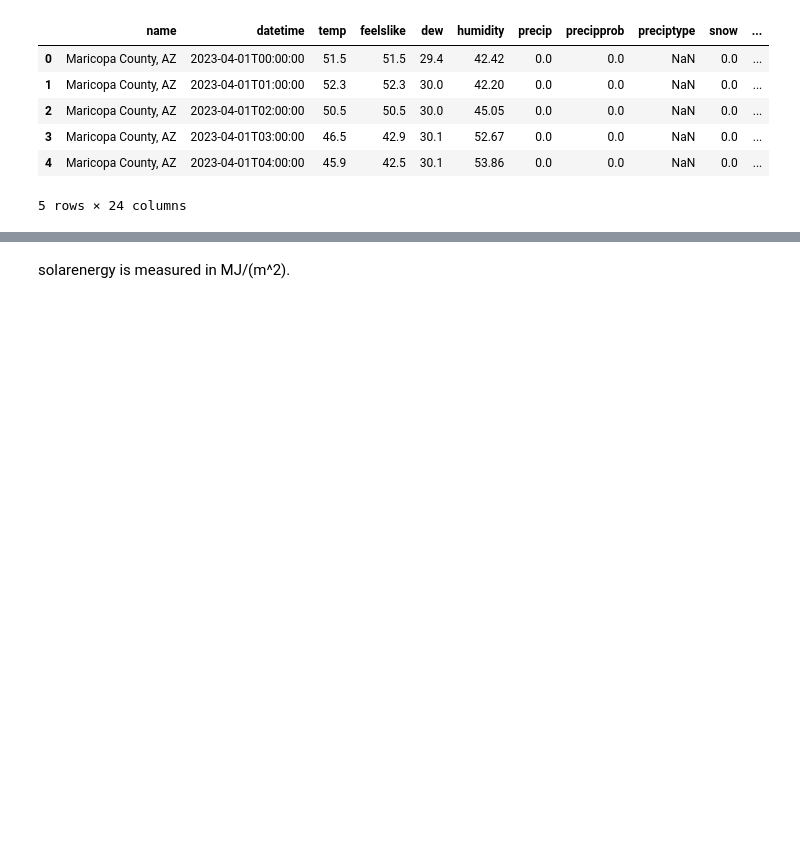
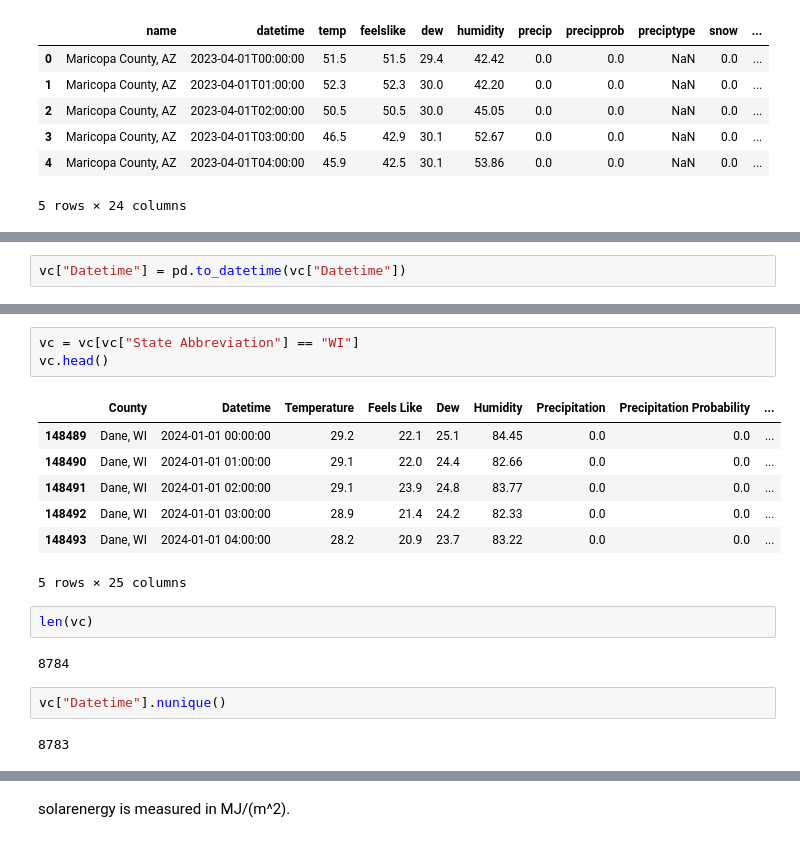
Before and after one commit to Urkchar/Solar-Weather, a Jupyter notebook: main.ipynb, the cells around one changed output, grey strips where cells are left out. Saved outputs shown, nothing was run; the diff lists cells and outputs as text; blank space fills up the shorter version.

```diff
--- a/main.ipynb
+++ b/main.ipynb
@@ -228,0 +180,2 @@ vc.head()
+# %%
+vc["Datetime"] = pd.to_datetime(vc["Datetime"])
@@ -228,0 +235,19 @@ vc.head()
+# %%
+vc = vc[vc["State Abbreviation"] == "WI"]
+vc.head()
+# %% [output]
+|  | County | Datetime | Temperature | Feels Like | Dew | Humidity | Precipitation | Precipitation Probability | ... |
+| 148489 | Dane, WI | 2024-01-01 00:00:00 | 29.2 | 22.1 | 25.1 | 84.45 | 0.0 | 0.0 | ... |
+| 148490 | Dane, WI | 2024-01-01 01:00:00 | 29.1 | 22.0 | 24.4 | 82.66 | 0.0 | 0.0 | ... |
+| 148491 | Dane, WI | 2024-01-01 02:00:00 | 29.1 | 23.9 | 24.8 | 83.77 | 0.0 | 0.0 | ... |
+| 148492 | Dane, WI | 2024-01-01 03:00:00 | 28.9 | 21.4 | 24.2 | 82.33 | 0.0 | 0.0 | ... |
+| 148493 | Dane, WI | 2024-01-01 04:00:00 | 28.2 | 20.9 | 23.7 | 83.22 | 0.0 | 0.0 | ... |
+5 rows × 25 columns
+# %%
+len(vc)
+# %% [output]
+8784
+# %%
+vc["Datetime"].nunique()
+# %% [output]
+8783
```
Also changed, not shown: parts of 46 cells of this notebook.
